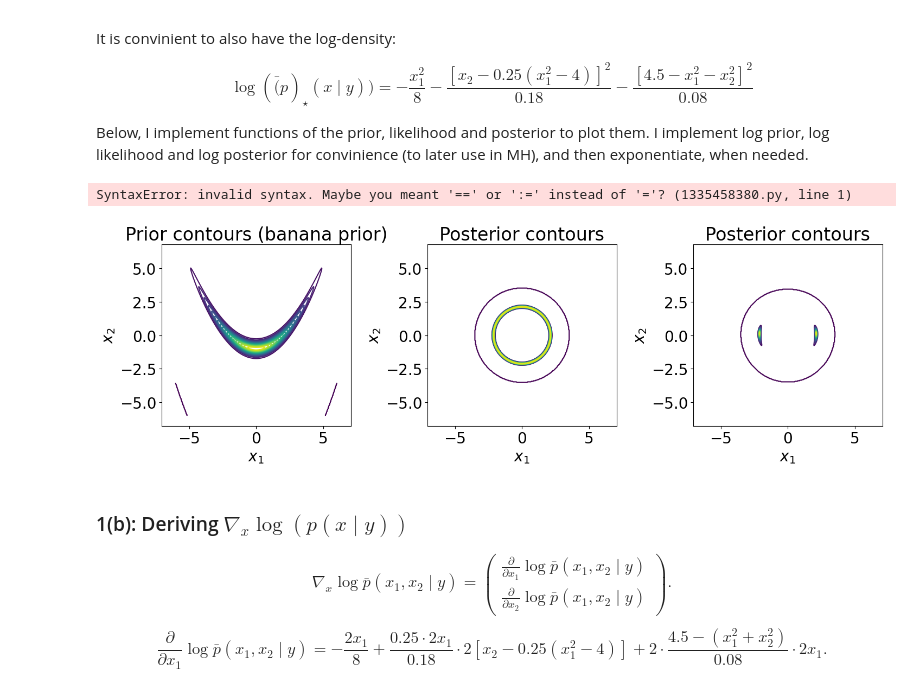
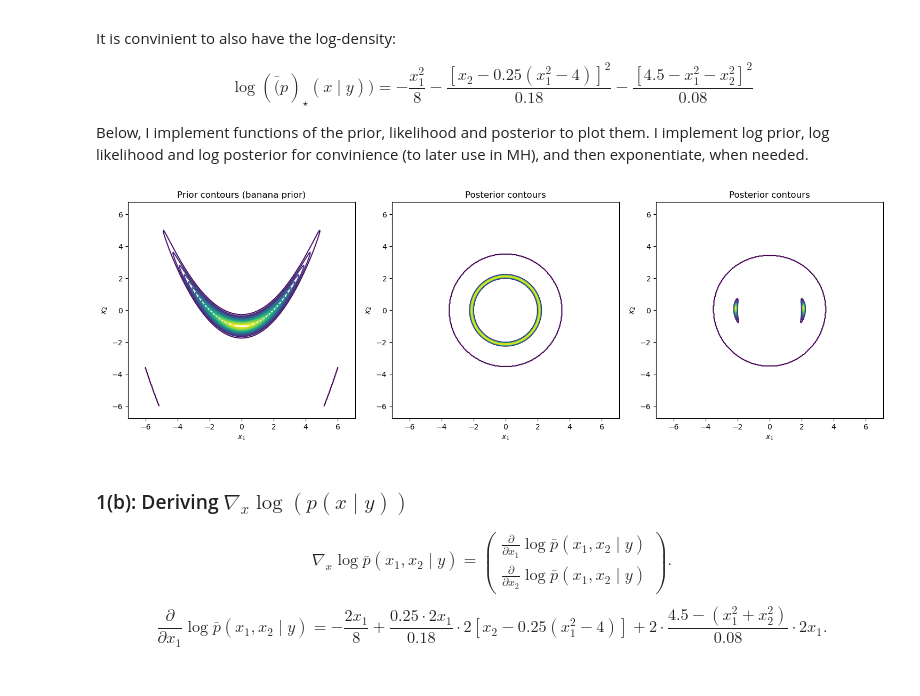
Before and after one commit to alisaklymchuk/stochastic_simulation_math60047, a Jupyter notebook: coursework.ipynb, the cells around one changed output. Cells and saved outputs as stored; diff of their text form; code cells hidden in the pictures.

```diff
--- a/coursework.ipynb
+++ b/coursework.ipynb
@@ -85,34 +85,3 @@ $$
 $$
 
 Below, I implement functions of the prior, likelihood and posterior to plot them. I implement log prior, log likelihood and log posterior for convinience (to later use in MH), and then exponentiate, when needed.
-# %%
-sigma1=2.0, sigma2=0.3, b=0.25, k=4.0, y=4.5, sigma_y=0.2, s=[0.0, 0.0]
-# %% [output]
-SyntaxError: invalid syntax. Maybe you meant '==' or ':=' instead of '='? (1335458380.py, line 1)
-# %%
-# banana function for testing MCMC
-def banana(x1, x2, sigma1=2.0, sigma2=0.3, b=0.25, k=4.0):
-    return np.exp(- x1**2 / (2 * sigma1**2) - (x2 - b*(x1**2 - k))**2 / (2 * sigma2**2))
-
-
-def likelihood(x1, x2, y=4.5, sigma_y=0.2, s=[0.0, 0.0]):
-    s1, s2 = s[0], s[1]
-    r2 = (x1 - s1)**2 + (x2 - s2)**2
-    return np.exp(- (y - r2)**2 / (2 * sigma_y**2))
-
-
-def posterior(
-    x1, x2,
-    sigma1=2.0, sigma2=0.3, b=0.25, k=4.0,
-    y=4.5, sigma_y=0.2, s=[0.0, 0.0]
-):
-    return banana(x1, x2, sigma1, sigma2, b, k) * likelihood(x1, x2, y, sigma_y, s)
-
-
-def log_posterior(x, sigma1=2.0, sigma2=0.3, b=0.25, k=4.0,
-    y=4.5, sigma_y=0.2, s=[0.0, 0.0]
-):
-    x1, x2 = x[0], x[1]
-    s1, s2 = s[0], s[1]
-    r2 = (x1 - s1)**2 + (x2 - s2)**2
-    return - x1**2 / (2 * sigma1**2) - (x2 - b*(x1**2 - k))**2 / (2 * sigma2**2) - (y - r2)**2 / (2 * sigma_y**2)
@@ -127,38 +158,45 @@ x1 = np.linspace(x1_min, x1_max, n)
 x2 = np.linspace(x2_min, x2_max, n)
 X1, X2 = np.meshgrid(x1, x2)
 
-pior = banana(X1, X2)
-lhd = likelihood(X1, X2)
-post = posterior(X1, X2)
+prior_fn = prior_factory()
+lik_fn = likelihood_factory()
+posterior_fn = posterior_factory()
+log_lik_fn = log_likelihood_factory()
+
+pior = prior_fn(X1, X2)
+lhd = lik_fn(X1, X2)
+post = posterior_fn(X1, X2)
+
+log_post_fn = log_posterior_factory()
 
 # Plot the countors:
 
 plt.figure(figsize=(15, 5))
 plt.subplot(1, 3, 1)
 plt.contour(X1, X2, pior, levels=20)
 plt.title("Prior contours (banana prior)")
 plt.xlabel("$x_1$")
 plt.ylabel("$x_2$")
 plt.axis("equal")
 
 plt.subplot(1, 3, 2)
 plt.contour(X1, X2, lhd, levels=20)
 plt.title("Posterior contours")
 plt.xlabel("$x_1$")
 plt.ylabel("$x_2$")
 plt.axis("equal")
 
 plt.subplot(1, 3, 3)
 plt.contour(X1, X2, post, levels=20)
 plt.title("Posterior contours")
 plt.xlabel("$x_1$")
 plt.ylabel("$x_2$")
 plt.axis("equal")
 
 plt.tight_layout()
 plt.show()
 # %% [output]
-[figure, old version]
+[figure, new version]
 # %%
 # Just out of curiocity
 # let's also plot the countours of log prior, likelihood and posterior:
```
Also changed, not shown: parts of 22 cells of this notebook.
